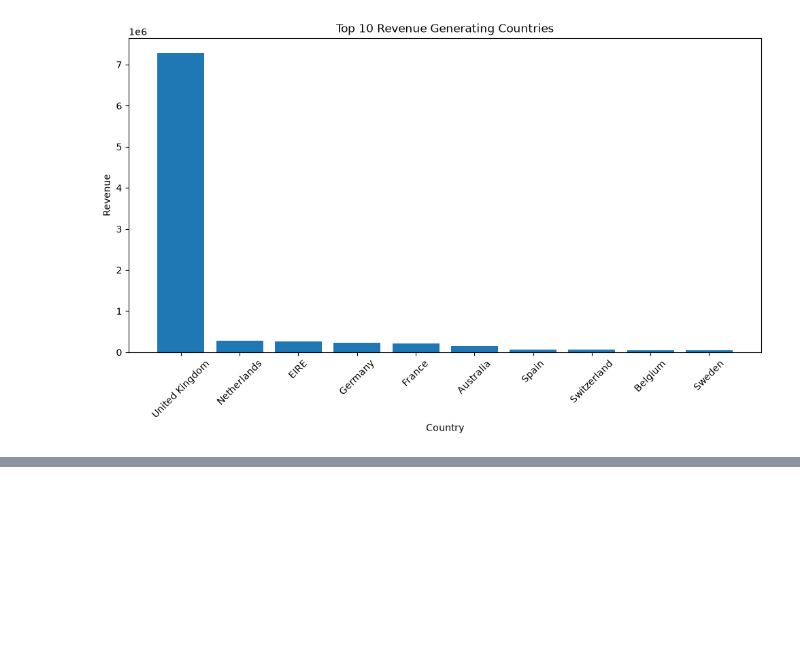
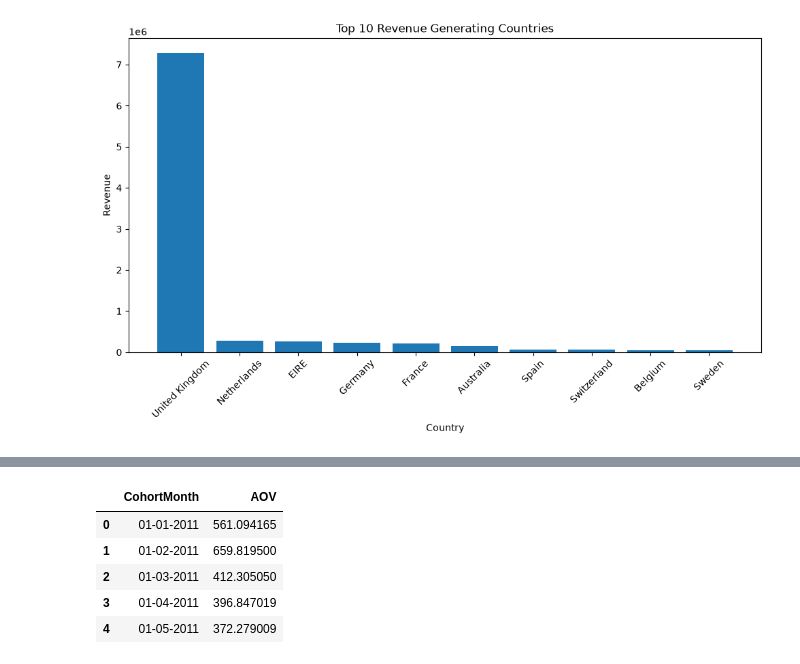
Before and after one commit to kalanidy/Infotact-intern-project-2-, a Jupyter notebook: week 3/week3_kalanidy.ipynb, the cells around one changed output, grey strips where cells are left out. Saved outputs shown, nothing was run; the diff lists cells and outputs as text; code cells hidden in the pictures; blank space fills up the shorter version.

```diff
--- a/week 3/week3_kalanidy.ipynb
+++ b/week 3/week3_kalanidy.ipynb
@@ -159,0 +185,9 @@ The aggregated dataset was successfully validated and found suitable for further
+# %%
+aov.head()
+# %% [output]
+|  | CohortMonth | AOV |
+| 0 | 01-01-2011 | 561.094165 |
+| 1 | 01-02-2011 | 659.819500 |
+| 2 | 01-03-2011 | 412.305050 |
+| 3 | 01-04-2011 | 396.847019 |
+| 4 | 01-05-2011 | 372.279009 |
```
Also changed, not shown: parts of 7 cells of this notebook, 2 other files.
